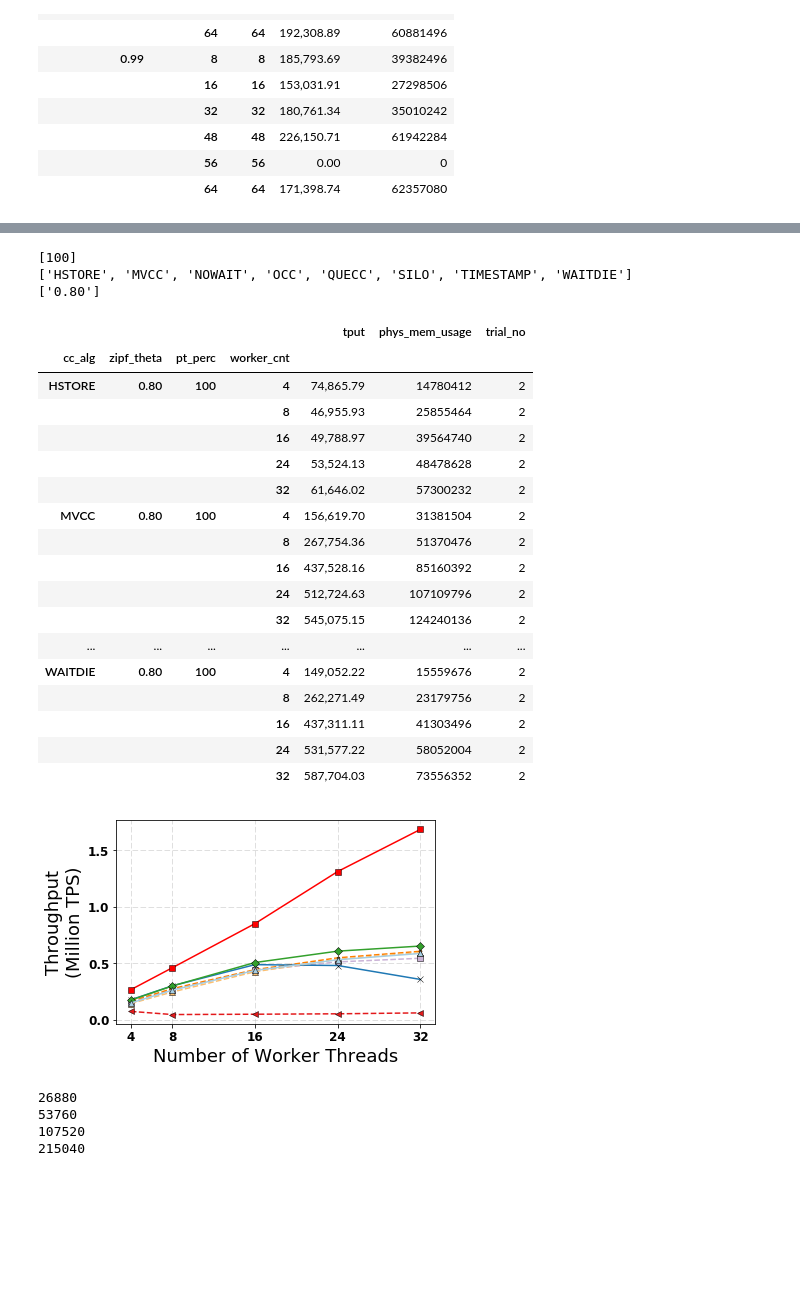
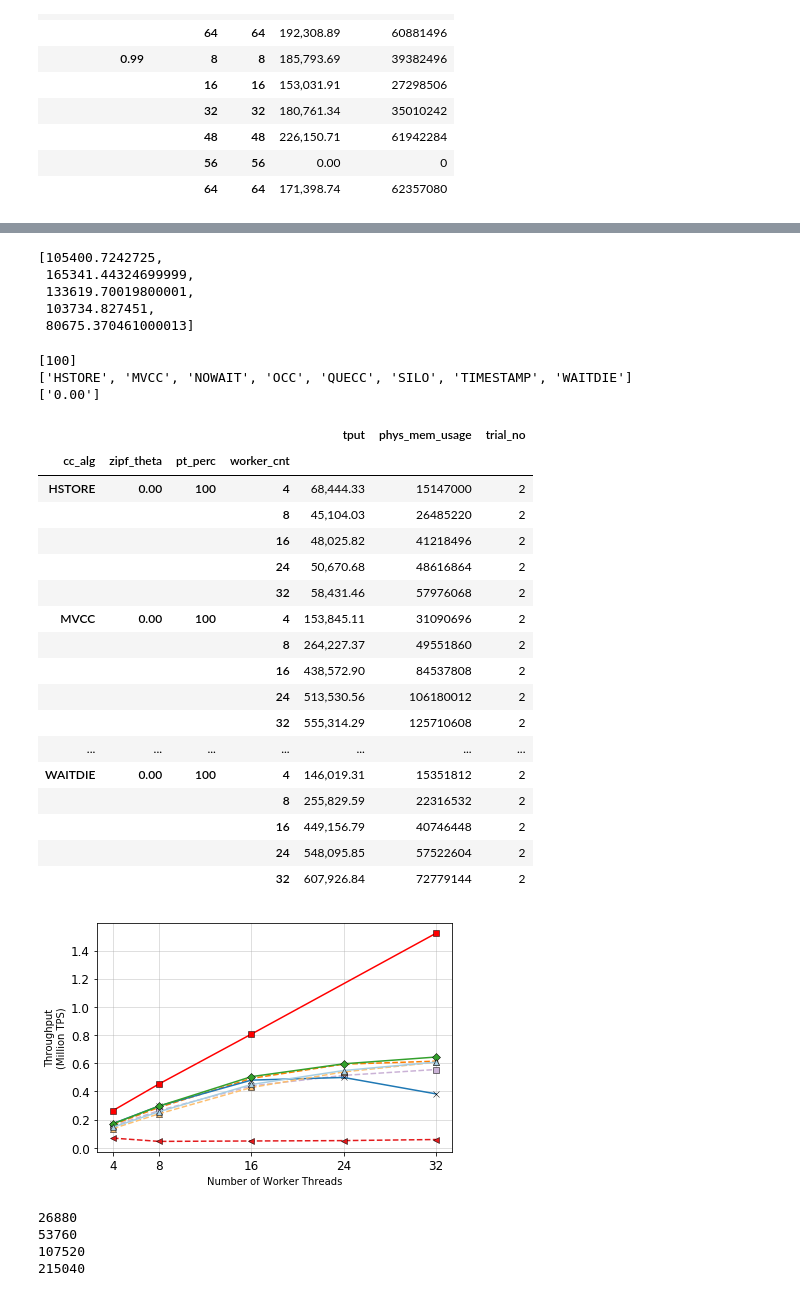
Before and after one commit to qadahtm/deneva, a Jupyter notebook: pynb/QueCC.ipynb, the cells around one changed output, grey strips where cells are left out. Cells and saved outputs as stored; diff of their text form; code cells hidden in the pictures; blank space fills up the shorter version.

```diff
--- a/pynb/QueCC.ipynb
+++ b/pynb/QueCC.ipynb
@@ -2787,3 +2899,11 @@ combined[combined['cc_alg'] == 'OCC'].groupby(grp_indexes).agg(agg_req)
+# %%
+list(grouped_f.loc['SILO',100]['tput'])
+# %% [output]
+[105400.7242725,
+ 165341.44324699999,
+ 133619.70019800001,
+ 103734.827451,
+ 80675.370461000013]
 # %%
 ##QueCC Plots -- Scalability Vs Throughput
 import matplotlib.ticker as ticker
@@ -2813,14 +2933,25 @@ ycsb_df = pd.concat([ycsb_df,pd.DataFrame(parse_directory(ycsb_data))]);
 ycsb_data = "/Users/qadahtm/Dev/halstead/deneva_project/deneva/exp_results/ycsb_final_theta0_wtvar_set2_GS32"
 ycsb_df = pd.concat([ycsb_df,pd.DataFrame(parse_directory(ycsb_data))]);
 
-ycsb_data = "/Users/qadahtm/Dev/halstead/deneva_project/deneva/exp_results/ycsb_final_thetapt8_wtvar_set1_GS32"
-ycsb_df = pd.concat([ycsb_df,pd.DataFrame(parse_directory(ycsb_data))]);
-ycsb_data = "/Users/qadahtm/Dev/halstead/deneva_project/deneva/exp_results/ycsb_final_thetapt8_wtvar_set2_GS32"
-ycsb_df = pd.concat([ycsb_df,pd.DataFrame(parse_directory(ycsb_data))]);
+# ycsb_data = "/Users/qadahtm/Dev/halstead/deneva_project/deneva/exp_results/ycsb_final_thetapt8_wtvar_set1_GS32"
+# ycsb_df = pd.concat([ycsb_df,pd.DataFrame(parse_directory(ycsb_data))]);
+# ycsb_data = "/Users/qadahtm/Dev/halstead/deneva_project/deneva/exp_results/ycsb_final_thetapt8_wtvar_set2_GS32"
+# ycsb_df = pd.concat([ycsb_df,pd.DataFrame(parse_directory(ycsb_data))]);
 ycsb_df = ycsb_df[ycsb_df['tput'] > 0]
-ycsb_df = ycsb_df[ycsb_df['zipf_theta'] == '0.80']
-# ycsb_df = ycsb_df[ycsb_df['zipf_theta'] == '0.00']
+# ycsb_df = ycsb_df[ycsb_df['zipf_theta'] == '0.80']
+ycsb_df = ycsb_df[ycsb_df['zipf_theta'] == '0.00']
+
+
+# tpcc_data = "/Users/qadahtm/Dev/halstead/deneva_project/deneva/exp_results/tpcc_final_wtvar_quecc_GS32"
+# tpcc_df = pd.DataFrame(parse_directory(tpcc_data));
+# tpcc_data = "/Users/qadahtm/Dev/halstead/deneva_project/deneva/exp_results/tpcc_final_wtvar_set1_GS32"
+# tpcc_df = pd.concat([tpcc_df,pd.DataFrame(parse_directory(tpcc_data))]);
+# tpcc_data = "/Users/qadahtm/Dev/halstead/deneva_project/deneva/exp_results/tpcc_final_wtvar_set2_GS32"
+# tpcc_df = pd.concat([tpcc_df,pd.DataFrame(parse_directory(tpcc_data))]);
+# combined = tpcc_df
+
 combined = ycsb_df
+
 # ycsbfile = "/Users/qadahtm/Dev/halstead/deneva_project/deneva/exp_results/ycsb_ppt50_wp50_thetapt99_quecc_GS32"
 
 # ycsb_quecc_GS32 = "/Users/qadahtm/Dev/halstead/deneva_project/deneva/exp_results/ycsb_ppt50_wp50_thetapt99_quecc_GS32"
@@ -2909,6 +3040,8 @@ line_labels = []
 line_yvals = []
 line_xvals = []
 line_theta = []
+
+
 for ptr in pt_ratio:
     for t in ztheta:
         doplot = False
@@ -2939,50 +3072,50 @@ for i in range(len(line_labels)):
 #     ls_tmp = ls[i]
 #     print(i)
     ls_tmp = ls_dict[line_labels[i]]
 #     print(i)
     ax.plot(line_xvals[i],line_yvals[i], marker=ls_tmp['marker'], linestyle=ls_tmp['linestyle'], color=ls_tmp['color'], markeredgewidth=0.5,markeredgecolor='black', label=line_labels[i])
 #     ax.plot(line_xvals[i],line_yvals[i], ls_tmp, label=line_labels[i])
     ax.yaxis.set_major_formatter(ticker.FormatStrFormatter('%2.1f'))
     ax.set_ylabel('Throughput\n(Million TPS)')
     # ax.set_xlabel('Zipfian Theta')
     ax.set_xlabel('Number of Worker Threads')
 
 plt.xticks(line_xvals[1],line_xvals[1], fontsize=12)
 plt.yticks(fontsize=12)
 
 # plt.legend(bbox_to_anchor=(0, 1.02, 1.0, .102),
 #            loc=8,ncol=2, mode="expand", borderaxespad=0.)
 # plt.subplots_adjust(top=0.92, bottom=0.08, left=0.10, right=0.95, hspace=0.25,
 #                     wspace=0.35)
 plt.grid(alpha=0.5)
 plt.tight_layout()
 plt.savefig(outfname,format='pdf')
 grouped_f
 
 # combined
 # %% [output]
 [100]
 ['HSTORE', 'MVCC', 'NOWAIT', 'OCC', 'QUECC', 'SILO', 'TIMESTAMP', 'WAITDIE']
-['0.80']
+['0.00']
 |  |  |  |  | tput | phys_mem_usage | trial_no |
 | cc_alg | zipf_theta | pt_perc | worker_cnt |  |  |  |
-| HSTORE | 0.80 | 100 | 4 | 74,865.79 | 14780412 | 2 |
-|  |  |  | 8 | 46,955.93 | 25855464 | 2 |
-|  |  |  | 16 | 49,788.97 | 39564740 | 2 |
-|  |  |  | 24 | 53,524.13 | 48478628 | 2 |
-|  |  |  | 32 | 61,646.02 | 57300232 | 2 |
-| MVCC | 0.80 | 100 | 4 | 156,619.70 | 31381504 | 2 |
-|  |  |  | 8 | 267,754.36 | 51370476 | 2 |
-|  |  |  | 16 | 437,528.16 | 85160392 | 2 |
-|  |  |  | 24 | 512,724.63 | 107109796 | 2 |
-|  |  |  | 32 | 545,075.15 | 124240136 | 2 |
+| HSTORE | 0.00 | 100 | 4 | 68,444.33 | 15147000 | 2 |
+|  |  |  | 8 | 45,104.03 | 26485220 | 2 |
+|  |  |  | 16 | 48,025.82 | 41218496 | 2 |
+|  |  |  | 24 | 50,670.68 | 48616864 | 2 |
+|  |  |  | 32 | 58,431.46 | 57976068 | 2 |
+| MVCC | 0.00 | 100 | 4 | 153,845.11 | 31090696 | 2 |
+|  |  |  | 8 | 264,227.37 | 49551860 | 2 |
+|  |  |  | 16 | 438,572.90 | 84537808 | 2 |
+|  |  |  | 24 | 513,530.56 | 106180012 | 2 |
+|  |  |  | 32 | 555,314.29 | 125710608 | 2 |
 | ... | ... | ... | ... | ... | ... | ... |
-| WAITDIE | 0.80 | 100 | 4 | 149,052.22 | 15559676 | 2 |
-|  |  |  | 8 | 262,271.49 | 23179756 | 2 |
-|  |  |  | 16 | 437,311.11 | 41303496 | 2 |
-|  |  |  | 24 | 531,577.22 | 58052004 | 2 |
-|  |  |  | 32 | 587,704.03 | 73556352 | 2 |
+| WAITDIE | 0.00 | 100 | 4 | 146,019.31 | 15351812 | 2 |
+|  |  |  | 8 | 255,829.59 | 22316532 | 2 |
+|  |  |  | 16 | 449,156.79 | 40746448 | 2 |
+|  |  |  | 24 | 548,095.85 | 57522604 | 2 |
+|  |  |  | 32 | 607,926.84 | 72779144 | 2 |
-[figure, old version]
+[figure, new version]
 # %%
 # cores = [8,12,16,20,24,32,48,56,64,96,112,128]
 muls = [2,4,8,16]
```
Also changed, not shown: parts of 3 cells of this notebook, 5 other files.
